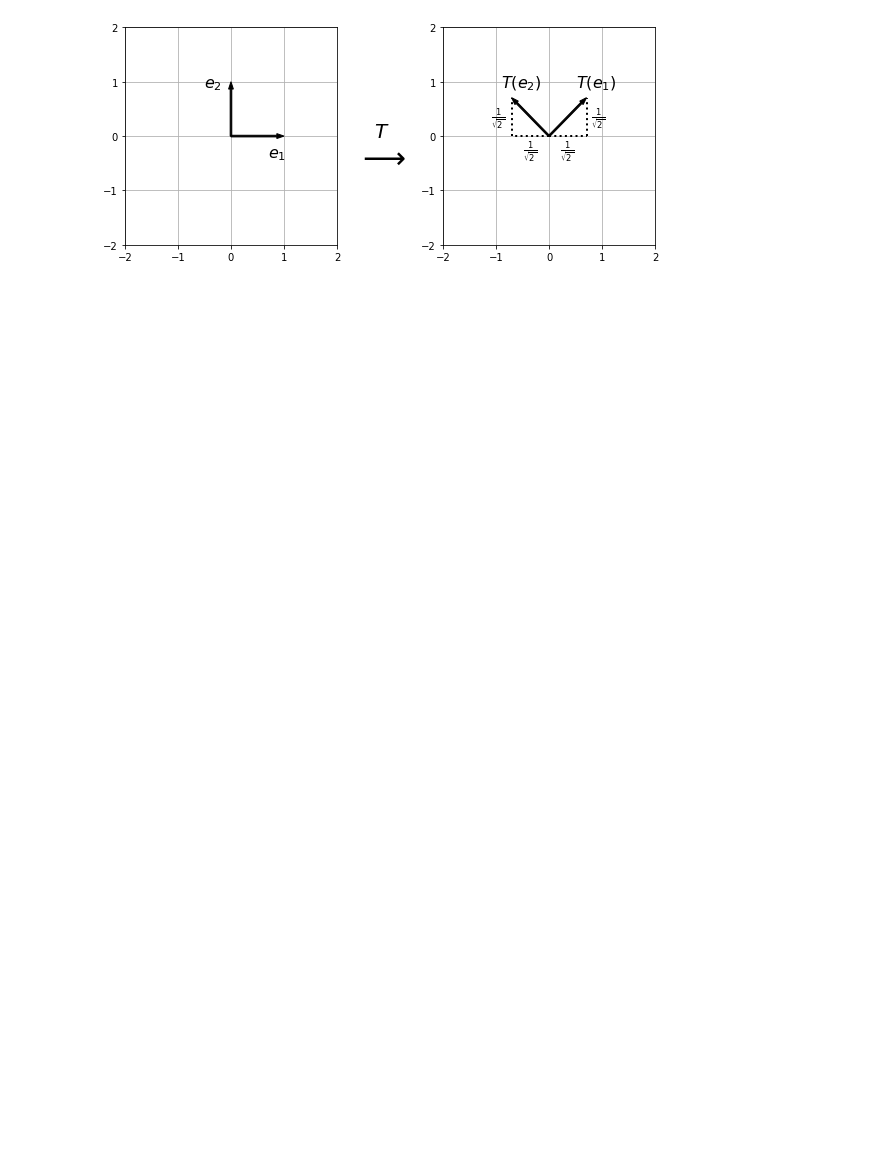
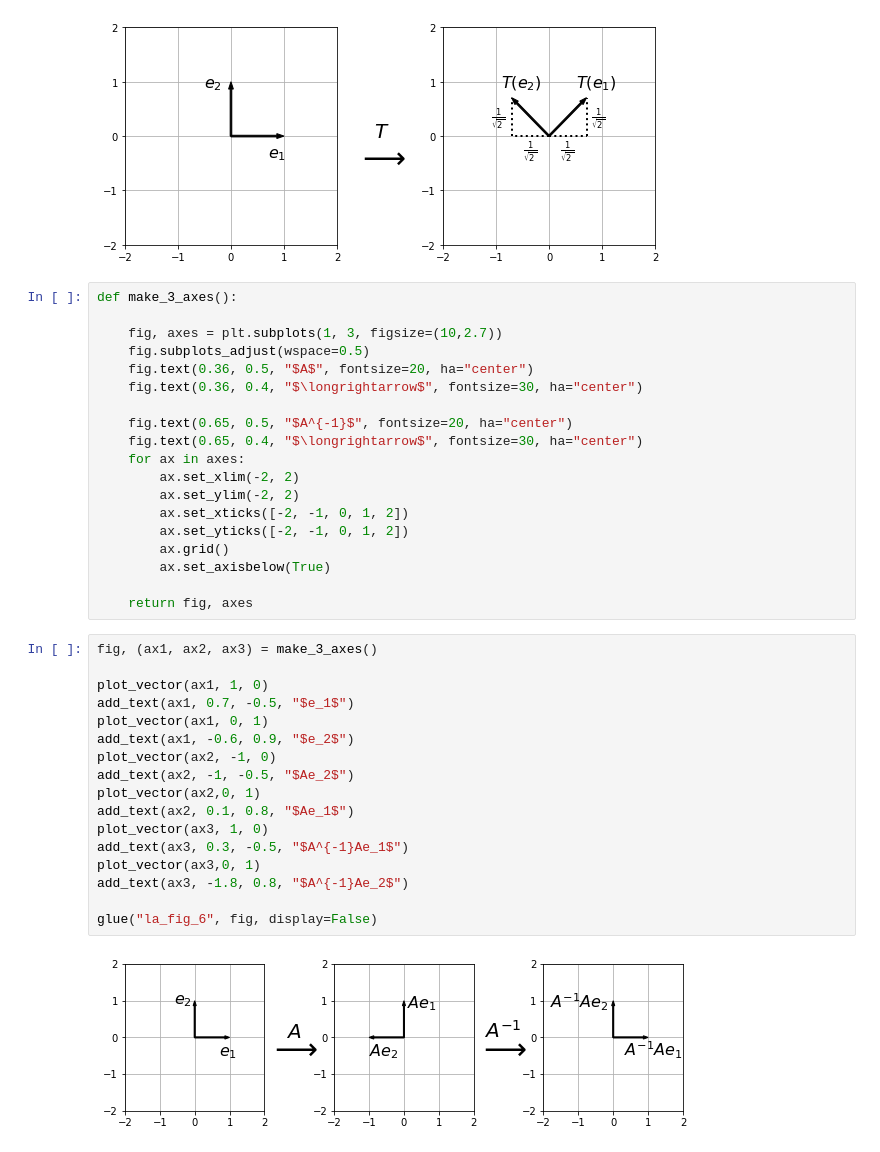
Before and after one commit to UCLNatSci/Mathematics-for-Natural-Sciences-2, a Jupyter notebook: _sources/LinearAlgebra/linear_systems_matrices/linear_transformations.ipynb, the cells around one changed output. Saved outputs shown, nothing was run; the diff lists cells and outputs as text; blank space fills up the shorter version.

```diff
--- a/_sources/LinearAlgebra/linear_systems_matrices/linear_transformations.ipynb
+++ b/_sources/LinearAlgebra/linear_systems_matrices/linear_transformations.ipynb
@@ -156,3 +156,41 @@ glue("la_fig_5", fig, display=False)
 # %% [output]
 [interactive output not drawn]
 [figure]
+# %%
+def make_3_axes():
+
+    fig, axes = plt.subplots(1, 3, figsize=(10,2.7))
+    fig.subplots_adjust(wspace=0.5)
+    fig.text(0.36, 0.5, "$A$", fontsize=20, ha="center")
+    fig.text(0.36, 0.4, "$\longrightarrow$", fontsize=30, ha="center")
+
+    fig.text(0.65, 0.5, "$A^{-1}$", fontsize=20, ha="center")
+    fig.text(0.65, 0.4, "$\longrightarrow$", fontsize=30, ha="center")
+    for ax in axes:
+        ax.set_xlim(-2, 2)
+        ax.set_ylim(-2, 2)
+        ax.set_xticks([-2, -1, 0, 1, 2])
+        ax.set_yticks([-2, -1, 0, 1, 2])
+        ax.grid()
+        ax.set_axisbelow(True)
+
+    return fig, axes
+# %%
+fig, (ax1, ax2, ax3) = make_3_axes()
+
+plot_vector(ax1, 1, 0)
+add_text(ax1, 0.7, -0.5, "$e_1$")
+plot_vector(ax1, 0, 1)
+add_text(ax1, -0.6, 0.9, "$e_2$")
+plot_vector(ax2, -1, 0)
+add_text(ax2, -1, -0.5, "$Ae_2$")
+plot_vector(ax2,0, 1)
+add_text(ax2, 0.1, 0.8, "$Ae_1$")
+plot_vector(ax3, 1, 0)
+add_text(ax3, 0.3, -0.5, "$A^{-1}Ae_1$")
+plot_vector(ax3,0, 1)
+add_text(ax3, -1.8, 0.8, "$A^{-1}Ae_2$")
+
+glue("la_fig_6", fig, display=False)
+# %% [output]
+[figure, added]
```
Also changed, not shown: 59 other files.
